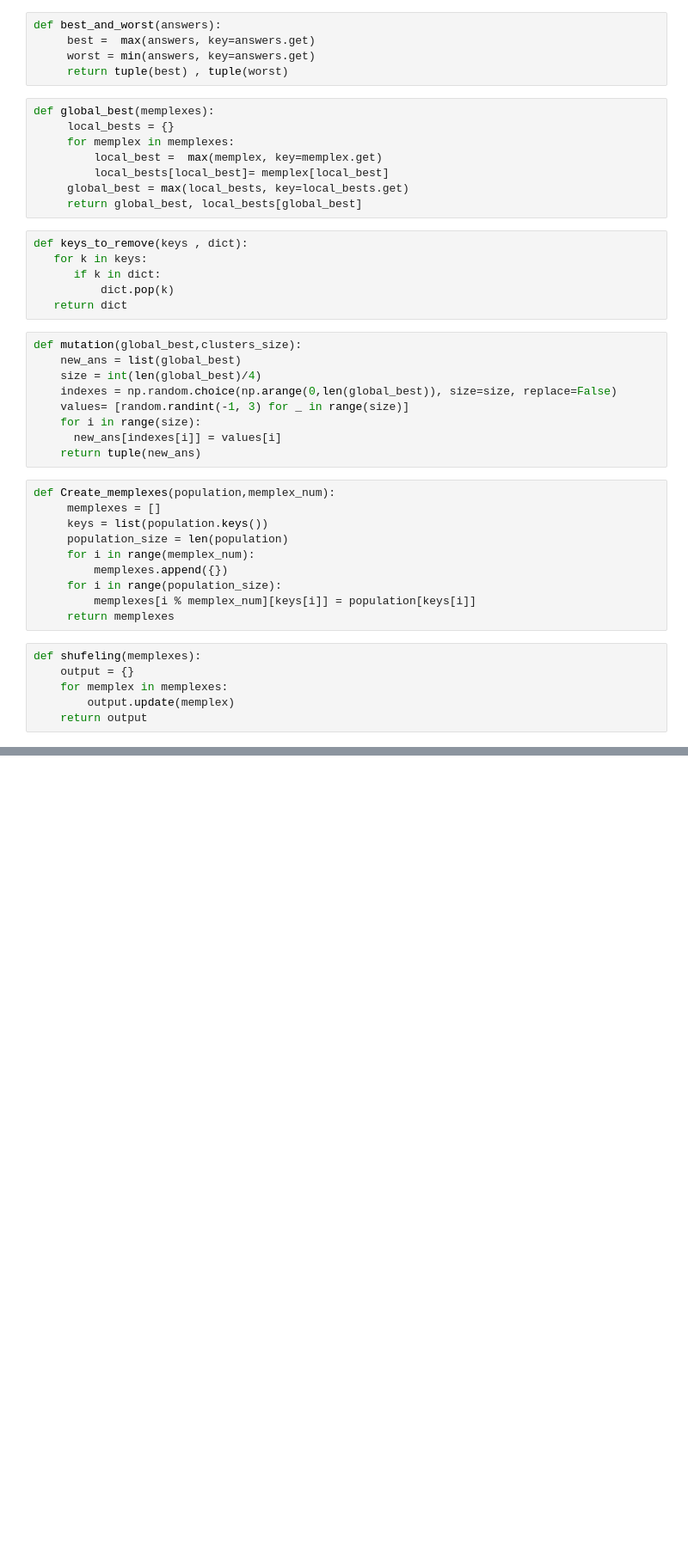
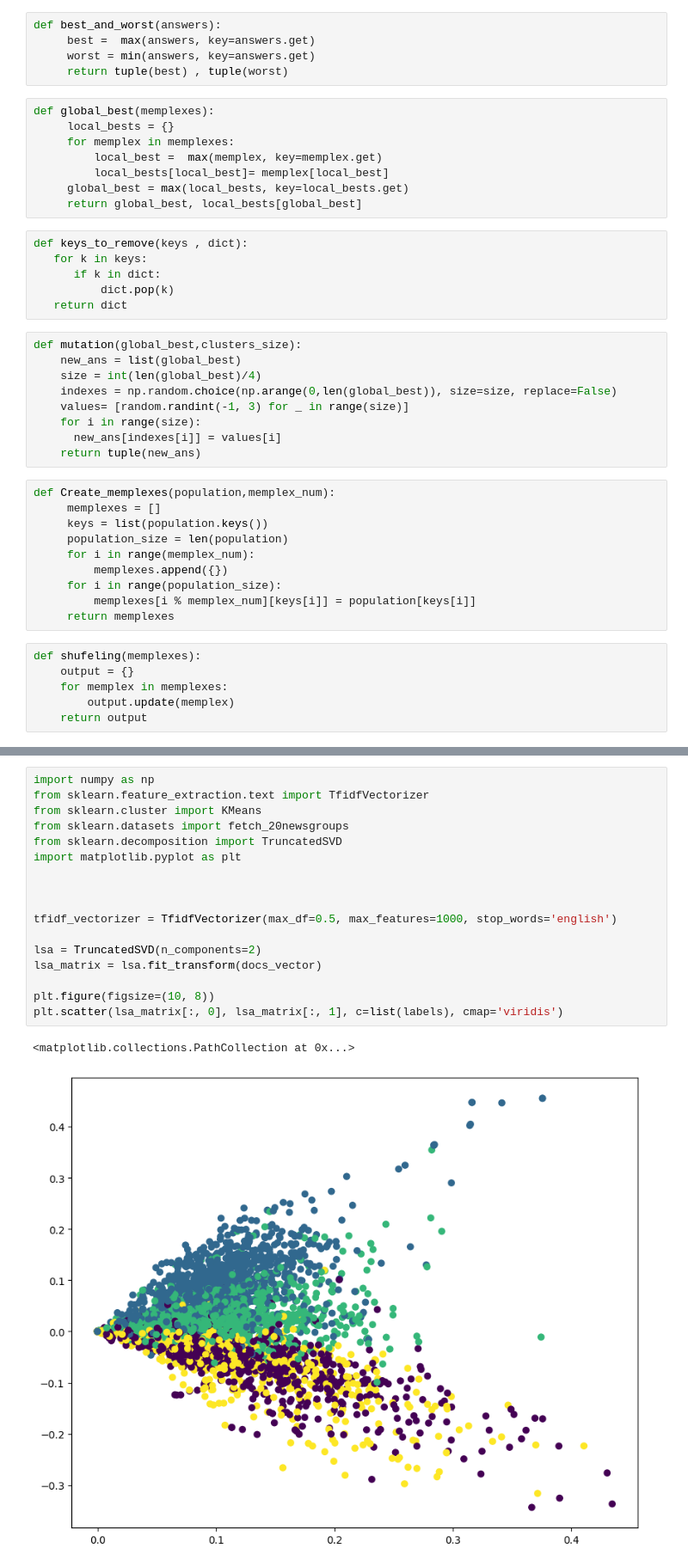
Before and after one commit to MHoseinHoushmand/Clustering-documents-by-SFLA, a Jupyter notebook: Clustering_by_SLFA.ipynb, the cells around one changed output, grey strips where cells are left out. Shown: that part at 86% size. Saved outputs shown, nothing was run; the diff lists cells and outputs as text; blank space fills up the shorter version.

```diff
--- a/Clustering_by_SLFA.ipynb
+++ b/Clustering_by_SLFA.ipynb
@@ -281,0 +300,20 @@ print(random_objects)
+# %%
+import numpy as np
+from sklearn.feature_extraction.text import TfidfVectorizer
+from sklearn.cluster import KMeans
+from sklearn.datasets import fetch_20newsgroups
+from sklearn.decomposition import TruncatedSVD
+import matplotlib.pyplot as plt
+
+
+
+tfidf_vectorizer = TfidfVectorizer(max_df=0.5, max_features=1000, stop_words='english')
+
+lsa = TruncatedSVD(n_components=2)
+lsa_matrix = lsa.fit_transform(docs_vector)
+
+plt.figure(figsize=(10, 8))
+plt.scatter(lsa_matrix[:, 0], lsa_matrix[:, 1], c=list(labels), cmap='viridis')
+# %% [output]
+<matplotlib.collections.PathCollection at 0x...>
+[figure, added]
```
Also changed, not shown: parts of 13 cells of this notebook.
